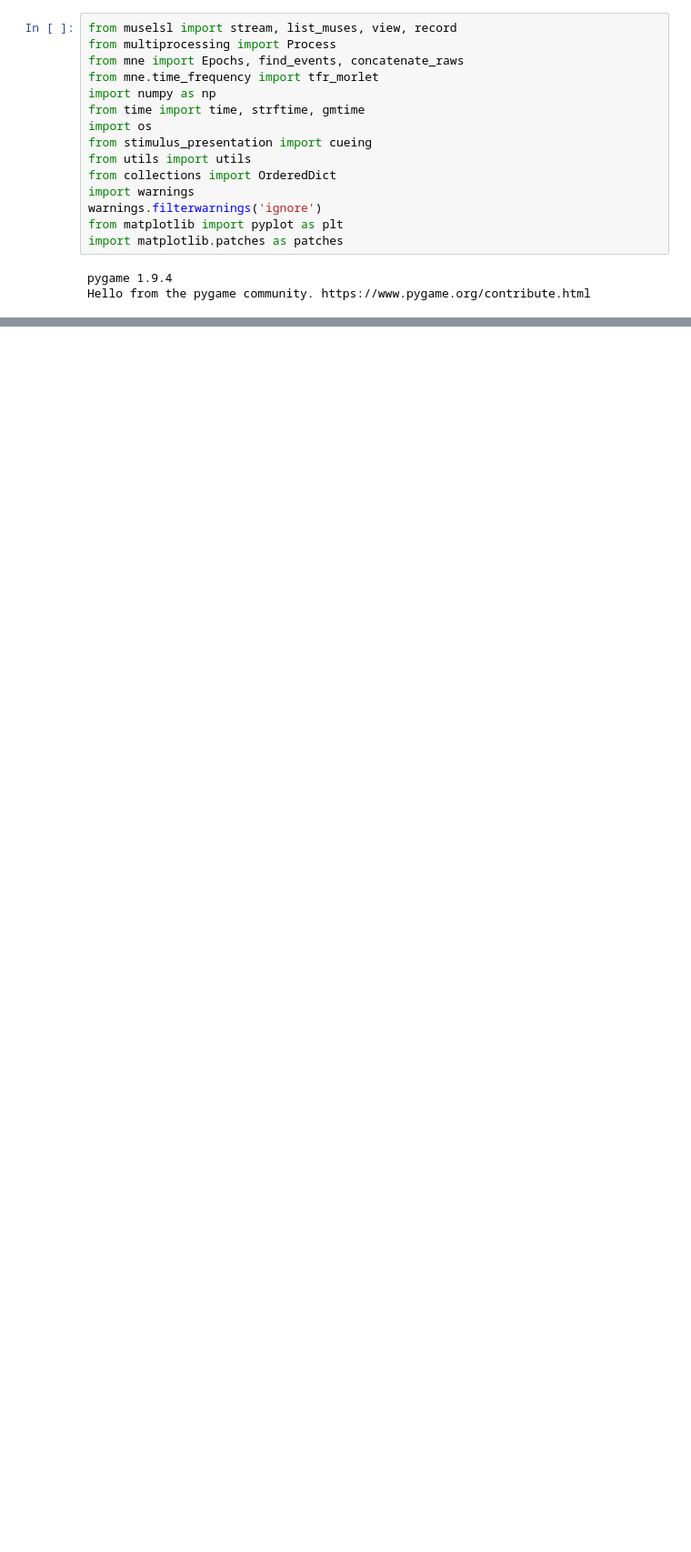
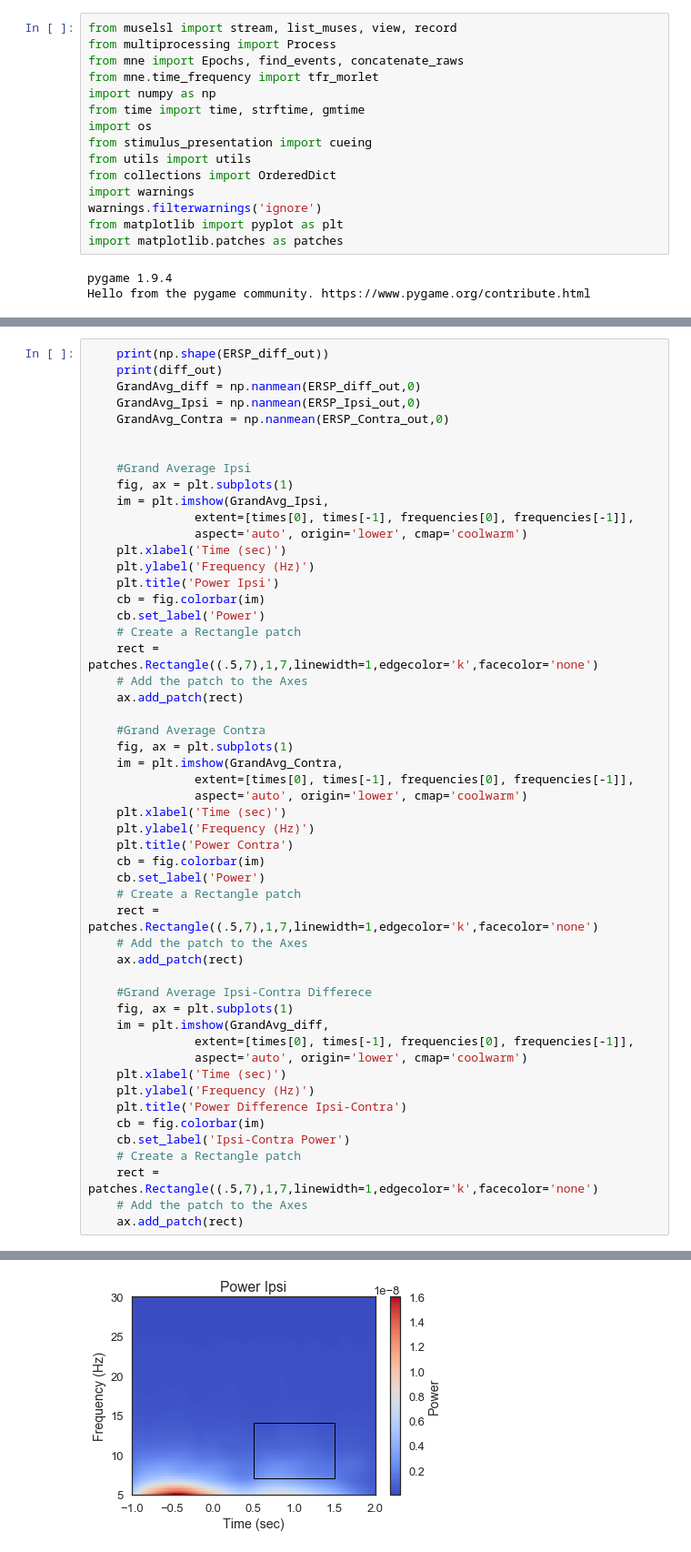
Before and after one commit to NeuroTechX/eeg-notebooks_v0.1, a Jupyter notebook: notebooks/cueing_loop.ipynb, the cells around one changed output, grey strips where cells are left out. Shown: that part at 91% size. Drawn from its saved outputs; the diff is of its cells as text; blank space fills up the shorter version.

```diff
--- a/notebooks/cueing_loop.ipynb
+++ b/notebooks/cueing_loop.ipynb
@@ -179,0 +187,53 @@ sample drop %:  51.162790697674424
+# %%
+    print(np.shape(ERSP_diff_out))
+    print(diff_out)
+    GrandAvg_diff = np.nanmean(ERSP_diff_out,0)
+    GrandAvg_Ipsi = np.nanmean(ERSP_Ipsi_out,0)
+    GrandAvg_Contra = np.nanmean(ERSP_Contra_out,0)
+
+
+    #Grand Average Ipsi
+    fig, ax = plt.subplots(1)
+    im = plt.imshow(GrandAvg_Ipsi,
+               extent=[times[0], times[-1], frequencies[0], frequencies[-1]],
+               aspect='auto', origin='lower', cmap='coolwarm')
+    plt.xlabel('Time (sec)')
+    plt.ylabel('Frequency (Hz)')
+    plt.title('Power Ipsi')
+    cb = fig.colorbar(im)
+    cb.set_label('Power')
+    # Create a Rectangle patch
+    rect = patches.Rectangle((.5,7),1,7,linewidth=1,edgecolor='k',facecolor='none')
+    # Add the patch to the Axes
+    ax.add_patch(rect)
+
+    #Grand Average Contra
+    fig, ax = plt.subplots(1)
+    im = plt.imshow(GrandAvg_Contra,
+               extent=[times[0], times[-1], frequencies[0], frequencies[-1]],
+               aspect='auto', origin='lower', cmap='coolwarm')
+    plt.xlabel('Time (sec)')
+    plt.ylabel('Frequency (Hz)')
+    plt.title('Power Contra')
+    cb = fig.colorbar(im)
+    cb.set_label('Power')
+    # Create a Rectangle patch
+    rect = patches.Rectangle((.5,7),1,7,linewidth=1,edgecolor='k',facecolor='none')
+    # Add the patch to the Axes
+    ax.add_patch(rect)
+
+    #Grand Average Ipsi-Contra Differece
+    fig, ax = plt.subplots(1)
+    im = plt.imshow(GrandAvg_diff,
+               extent=[times[0], times[-1], frequencies[0], frequencies[-1]],
+               aspect='auto', origin='lower', cmap='coolwarm')
+    plt.xlabel('Time (sec)')
+    plt.ylabel('Frequency (Hz)')
+    plt.title('Power Difference Ipsi-Contra')
+    cb = fig.colorbar(im)
+    cb.set_label('Ipsi-Contra Power')
+    # Create a Rectangle patch
+    rect = patches.Rectangle((.5,7),1,7,linewidth=1,edgecolor='k',facecolor='none')
+    # Add the patch to the Axes
+    ax.add_patch(rect)
+# %% [output]
@@ -179,0 +243 @@ sample drop %:  51.162790697674424
+[figure, added]
```
Also changed, not shown: parts of 3 cells of this notebook.
